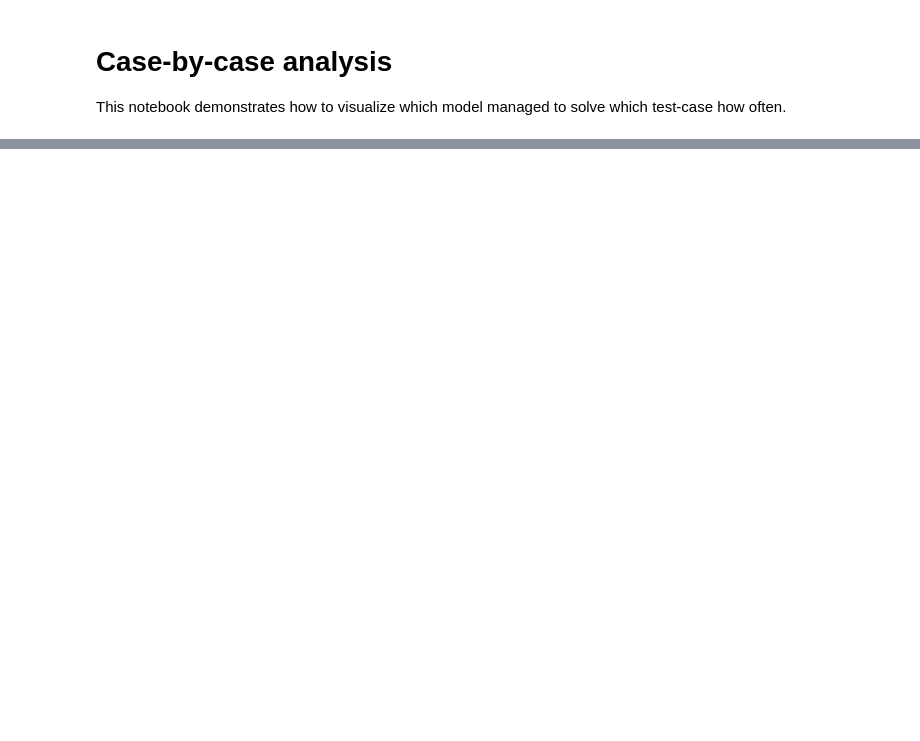
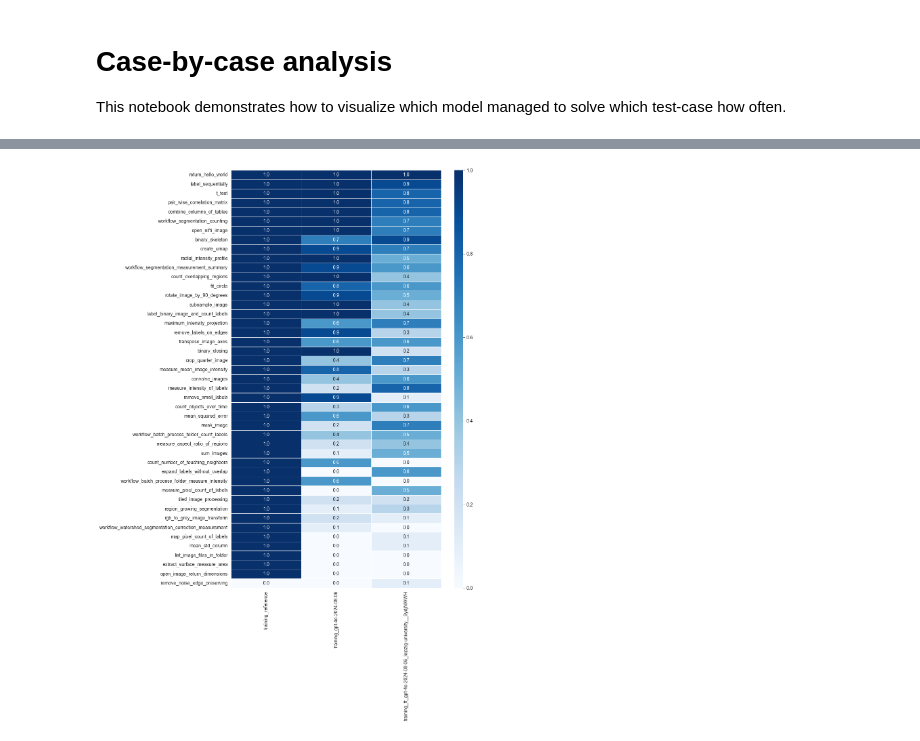
Before and after one commit to ScaDS/generative-ai-notebooks, a Jupyter notebook: docs/70_fine_tuning/48_summarize_by_case.ipynb, the cells around one changed output, grey strips where cells are left out. Drawn from its saved outputs; the diff is of its cells as text; code cells hidden in the pictures; blank space fills up the shorter version.

```diff
--- a/docs/70_fine_tuning/48_summarize_by_case.ipynb
+++ b/docs/70_fine_tuning/48_summarize_by_case.ipynb
@@ -10,12 +11,0 @@ import numpy as np
-# %%
-directory = "../data/"
-
-collection = []
-for filename in os.listdir(directory):
-    if filename.endswith("_results.jsonl"):
-        print(filename)
-        df = pd.read_json(directory + filename, lines=True)
-        df['model'] = filename.replace(".jsonl_results.jsonl", "").replace("samples_", "")
-        collection.append(df)
-
-df = pd.concat(collection)
@@ -39,0 +12,75 @@ samples_reference.jsonl_results.jsonl
+# %%
+directory = "data/"
+
+for data_set in ["training", "validation"]:
+    collection = []
+    for filename in os.listdir(directory):
+        if filename.endswith("_results.jsonl") and data_set in filename:
+            print(filename)
+            df = pd.read_json(directory + filename, lines=True)
+            df['model'] = filename.replace(".jsonl_results.jsonl", "").replace("samples_", "")
+            collection.append(df)
+
+    df = pd.concat(collection)
+
+    # Ensure the 'passed' column is boolean for correct processing.
+    df['passed'] = df['passed'].astype(bool)
+    # shorten task name
+    df['task_id'] = [str(t).replace("../test_cases/", "").replace(".ipynb","") for t in df['task_id']]
+
+    # Pivot the dataframe to count True 'passed' values for each model-task combination.
+    pivot_df = df.pivot_table(index='task_id', columns='model', values='passed', aggfunc='mean', fill_value=0)
+
+    # Reset the index if 'task_id' needs to be a column instead of an index
+    pivot_df.reset_index(inplace=True)
+
+    # Apply formatting to display only two digits after the decimal point for all columns after the first (task_id column)
+    pivot_df = pivot_df.round(2)
+
+
+    df = pivot_df
+
+    # Separate the numerical data for plotting and the string column for y-axis labels
+    numerical_data = df.select_dtypes(include=[np.number])
+    mean_values = numerical_data.mean().sort_values(ascending=False)
+
+    # Reorder columns in numerical_data based on sorted mean values
+    numerical_data = numerical_data[mean_values.index]
+
+    df["average_task_score"] = df.iloc[:,1:-1].mean(axis=1)
+    str_column_values = df.sort_values(by="average_task_score", ascending=False)['task_id']  # Replace 'str_column' with the actual column name
+
+    # Plotting
+    fig = plt.figure(figsize=(10,16))
+    numerical_data["average_task_score"] = df.iloc[:,1:-1].mean(axis=1)
+
+    sns.heatmap(numerical_data.sort_values("average_task_score",ascending=False).drop(columns=("average_task_score")), annot=True, linewidths=.5, yticklabels=str_column_values, fmt=".1f", cbar_kws={'shrink': 1, 'aspect': 3*16}, cmap="Blues")
+    plt.gca().set_xlabel('')
+
+    #plt.savefig("../docs/paper/performance_per_task", bbox_inches="tight", dpi=300)
+    plt.show()
+
+    print(pivot_df.describe())
+
+    # Assuming pivot_df has 'task_id' as a non-numerical column and the rest are numerical and need to be plotted
+    numerical_data = pivot_df.drop(columns=['task_id']).drop(columns=("average_task_score"))
+
+    # Calculate the mean of each column and sort these means in descending order
+    mean_values = numerical_data.mean().sort_values(ascending=False)
+
+    # Reorder columns in numerical_data based on sorted mean values
+    ordered_numerical_data = numerical_data[mean_values.index]
+
+    # Plotting the boxplot with reordered columns and flipping the axes
+    plt.figure(figsize=(6, 5))
+    boxplot = sns.boxplot(data=ordered_numerical_data, palette= "Set2", width=0.5, linewidth=0.75, orient='h')
+    sns.despine(offset=1, trim=True)
+
+    plt.yticks(rotation=0)  # Rotate y-axis labels if needed
+    plt.xlabel('Pass rate')  # Flip label to x-axis
+    plt.gca().set_ylabel('')  # Remove y-axis label
+    plt.tight_layout()  # Adjust layout to make room for the y-axis labels
+
+    #plt.savefig("../docs/paper/pass_rate_llms.png", dpi=700)
+    plt.show()
+# %% [output]
@@ -39,0 +90 @@ samples_reference.jsonl_results.jsonl
+[figure, added]
```
Also changed, not shown: parts of 9 cells of this notebook, 13 other files.
